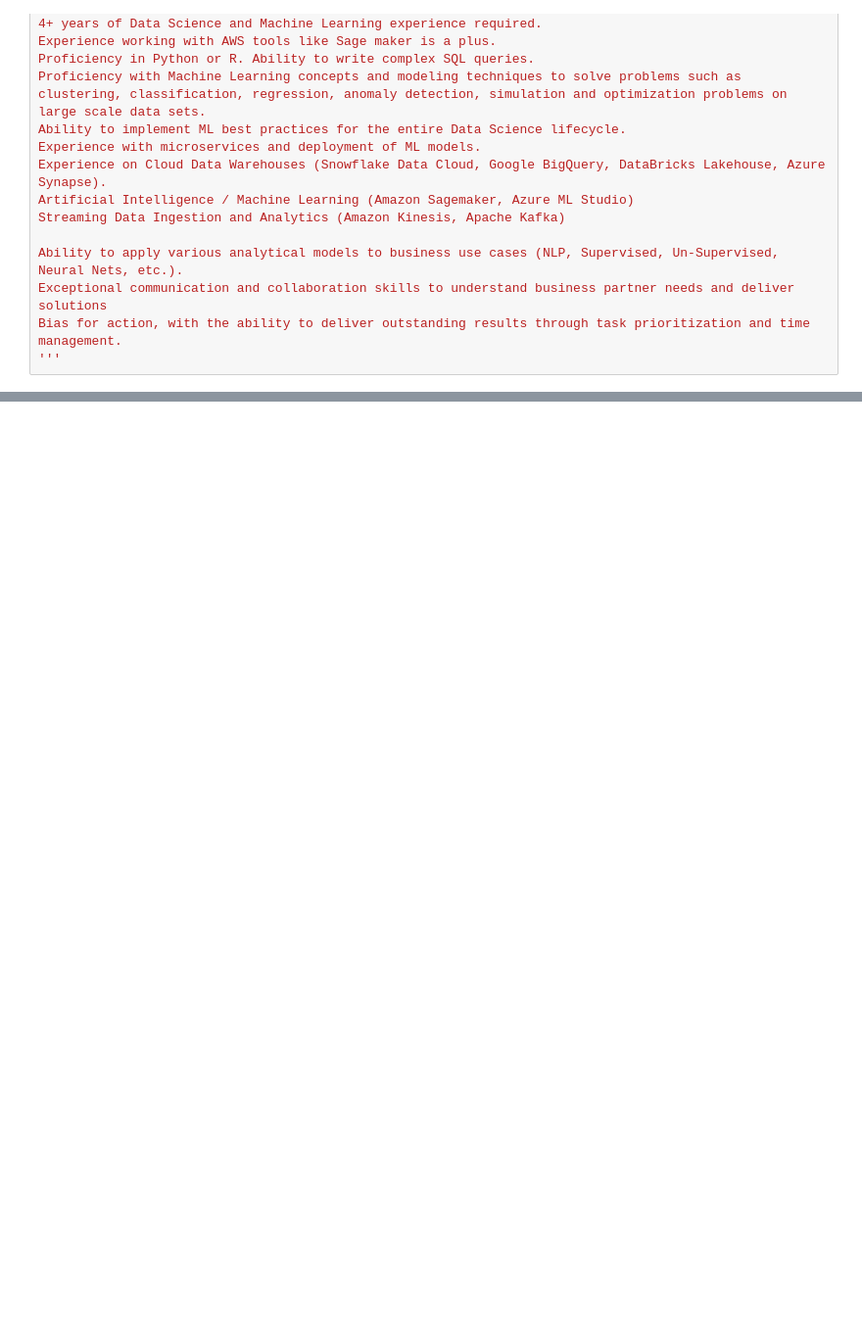
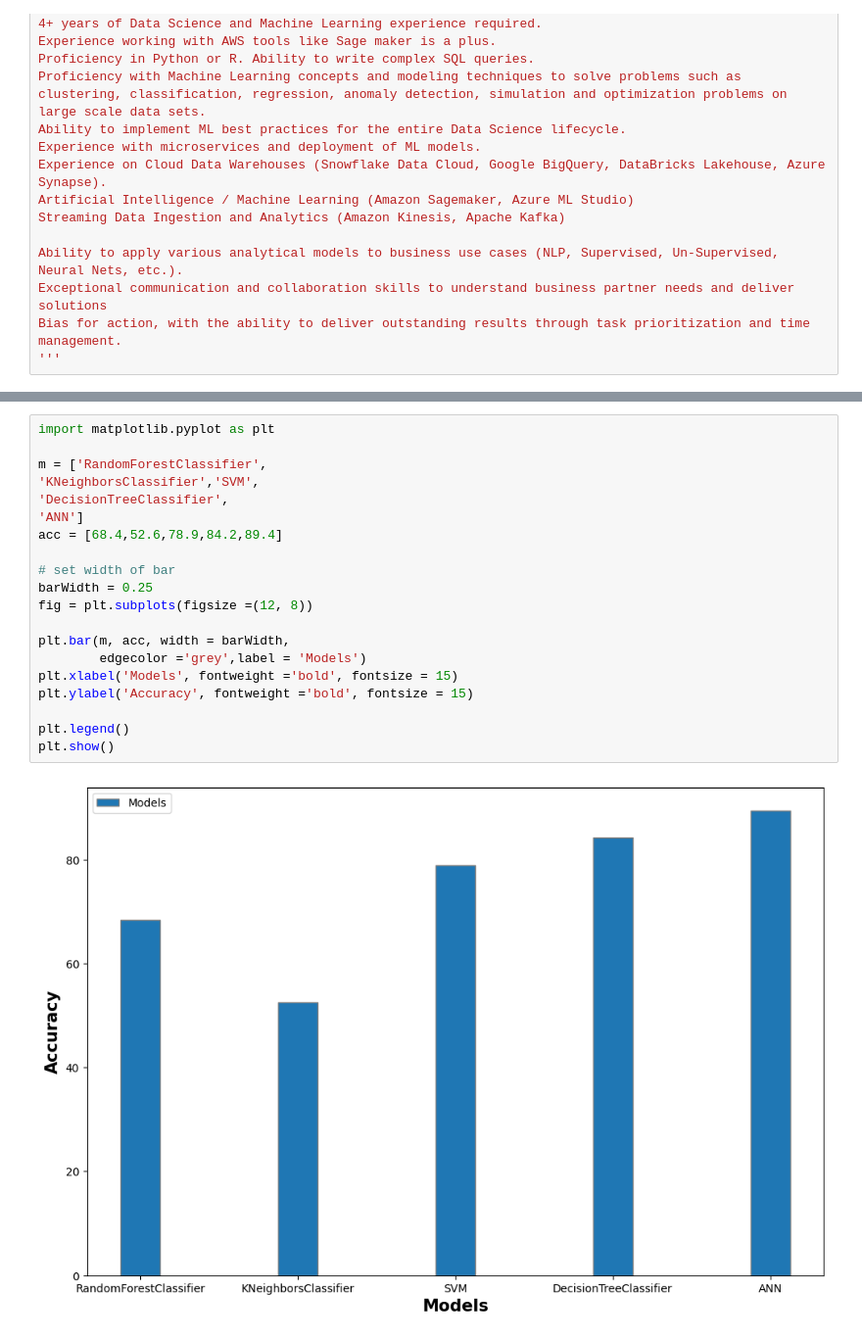
Before and after one commit to vrajeshbhatt/Job_recommender, a Jupyter notebook: Job title Prediction.ipynb, the cells around one changed output, grey strips where cells are left out. Shown at 98% size. Cells and saved outputs as stored; diff of their text form; blank space fills up the shorter version.

Commit message:
model accuracy graph added

```diff
--- a/Job title Prediction.ipynb
+++ b/Job title Prediction.ipynb
@@ -295,0 +288,22 @@ ValueError: in user code:
+# %%
+import matplotlib.pyplot as plt
+
+m = ['RandomForestClassifier',
+'KNeighborsClassifier','SVM',
+'DecisionTreeClassifier',
+'ANN']
+acc = [68.4,52.6,78.9,84.2,89.4]
+
+# set width of bar
+barWidth = 0.25
+fig = plt.subplots(figsize =(12, 8))
+
+plt.bar(m, acc, width = barWidth,
+        edgecolor ='grey',label = 'Models')
+plt.xlabel('Models', fontweight ='bold', fontsize = 15)
+plt.ylabel('Accuracy', fontweight ='bold', fontsize = 15)
+
+plt.legend()
+plt.show()
+# %% [output]
+[figure, added]
```
Also changed, not shown: parts of 1 cell of this notebook, 2 other files.
